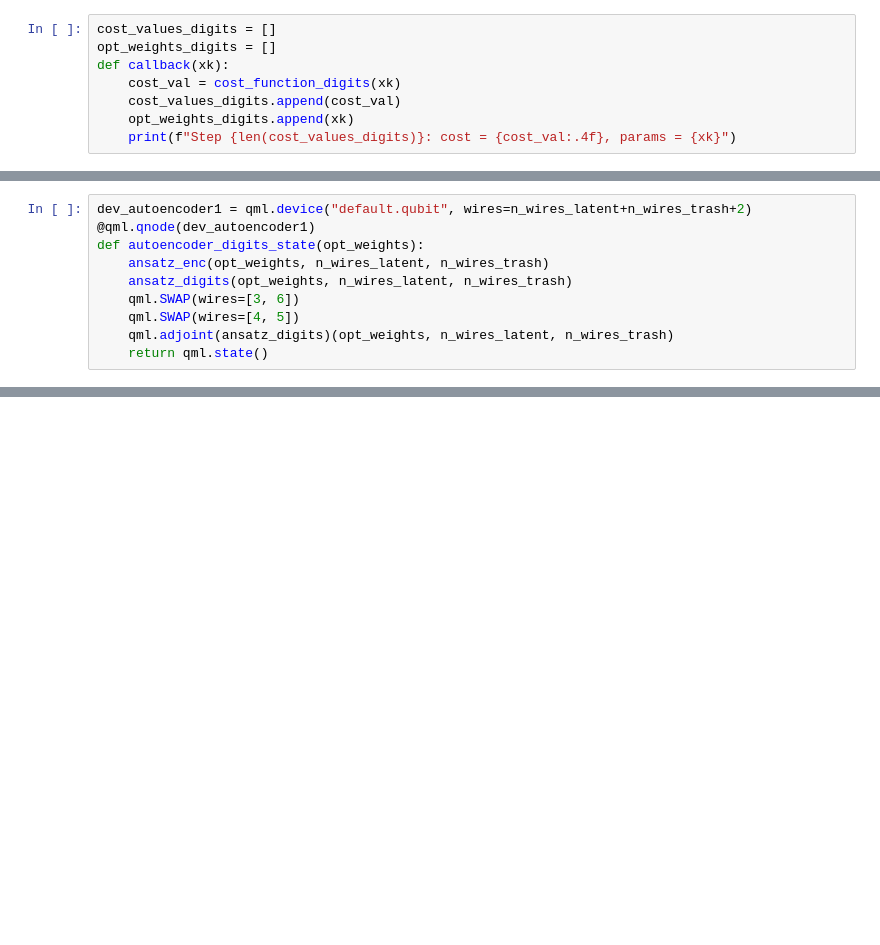
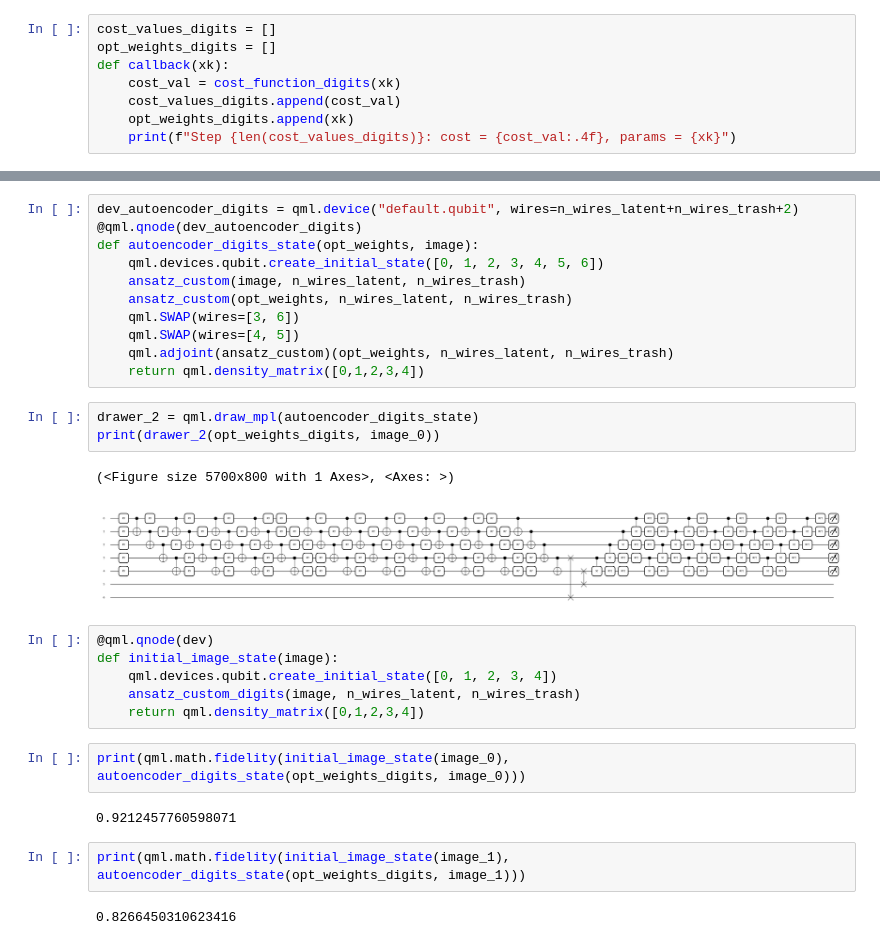
Before and after one commit to EdoardoZappia/Quantum_Autoencoder_PML_Exam, a Jupyter notebook: quantum_autoencoder.ipynb, the cells around one changed output, grey strips where cells are left out. Drawn from its saved outputs; the diff is of its cells as text; blank space fills up the shorter version.

```diff
--- a/quantum_autoencoder.ipynb
+++ b/quantum_autoencoder.ipynb
@@ -517,10 +374,0 @@ NameError: name 'fidelity' is not defined
-# %%
-dev_autoencoder1 = qml.device("default.qubit", wires=n_wires_latent+n_wires_trash+2)
-@qml.qnode(dev_autoencoder1)
-def autoencoder_digits_state(opt_weights):
-    ansatz_enc(opt_weights, n_wires_latent, n_wires_trash)
-    ansatz_digits(opt_weights, n_wires_latent, n_wires_trash)
-    qml.SWAP(wires=[3, 6])
-    qml.SWAP(wires=[4, 5])
-    qml.adjoint(ansatz_digits)(opt_weights, n_wires_latent, n_wires_trash)
-    return qml.state()
@@ -545,0 +430,31 @@ print(qml.math.fidelity_statevector(test_digits_state(opt_weights_digits), autoe
+# %%
+dev_autoencoder_digits = qml.device("default.qubit", wires=n_wires_latent+n_wires_trash+2)
+@qml.qnode(dev_autoencoder_digits)
+def autoencoder_digits_state(opt_weights, image):
+    qml.devices.qubit.create_initial_state([0, 1, 2, 3, 4, 5, 6])
+    ansatz_custom(image, n_wires_latent, n_wires_trash)
+    ansatz_custom(opt_weights, n_wires_latent, n_wires_trash)
+    qml.SWAP(wires=[3, 6])
+    qml.SWAP(wires=[4, 5])
+    qml.adjoint(ansatz_custom)(opt_weights, n_wires_latent, n_wires_trash)
+    return qml.density_matrix([0,1,2,3,4])
+# %%
+drawer_2 = qml.draw_mpl(autoencoder_digits_state)
+print(drawer_2(opt_weights_digits, image_0))
+# %% [output]
+(<Figure size 5700x800 with 1 Axes>, <Axes: >)
+[figure, added]
+# %%
+@qml.qnode(dev)
+def initial_image_state(image):
+    qml.devices.qubit.create_initial_state([0, 1, 2, 3, 4])
+    ansatz_custom_digits(image, n_wires_latent, n_wires_trash)
+    return qml.density_matrix([0,1,2,3,4])
+# %%
+print(qml.math.fidelity(initial_image_state(image_0), autoencoder_digits_state(opt_weights_digits, image_0)))
+# %% [output]
+0.9212457760598071
+# %%
+print(qml.math.fidelity(initial_image_state(image_1), autoencoder_digits_state(opt_weights_digits, image_1)))
+# %% [output]
+0.8266450310623416
```
Also changed, not shown: parts of 37 cells of this notebook, 1 other file.
